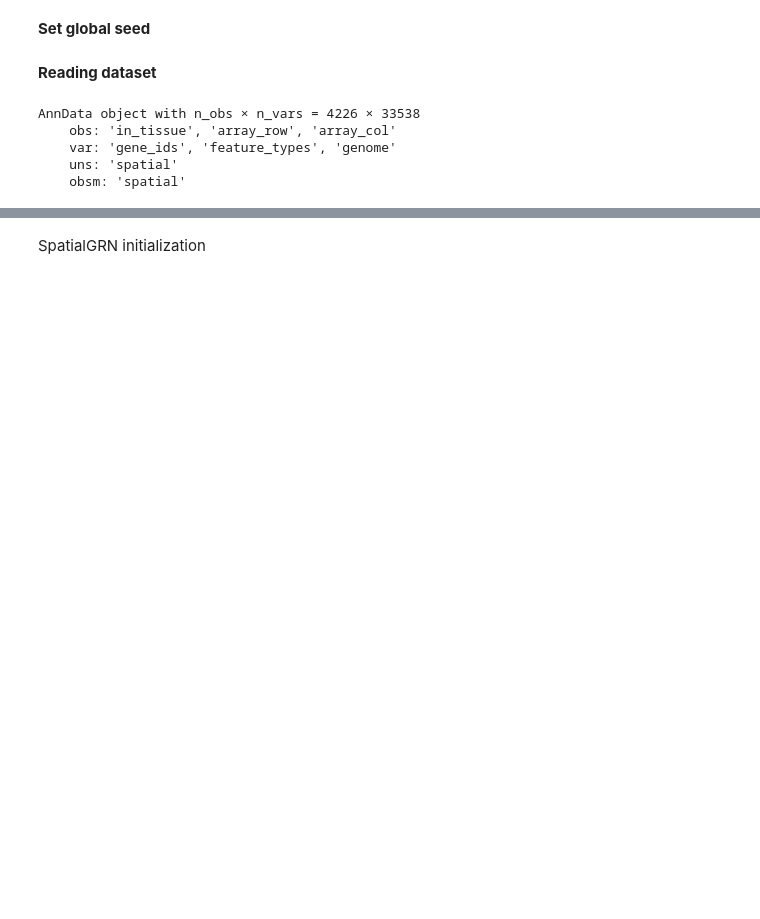
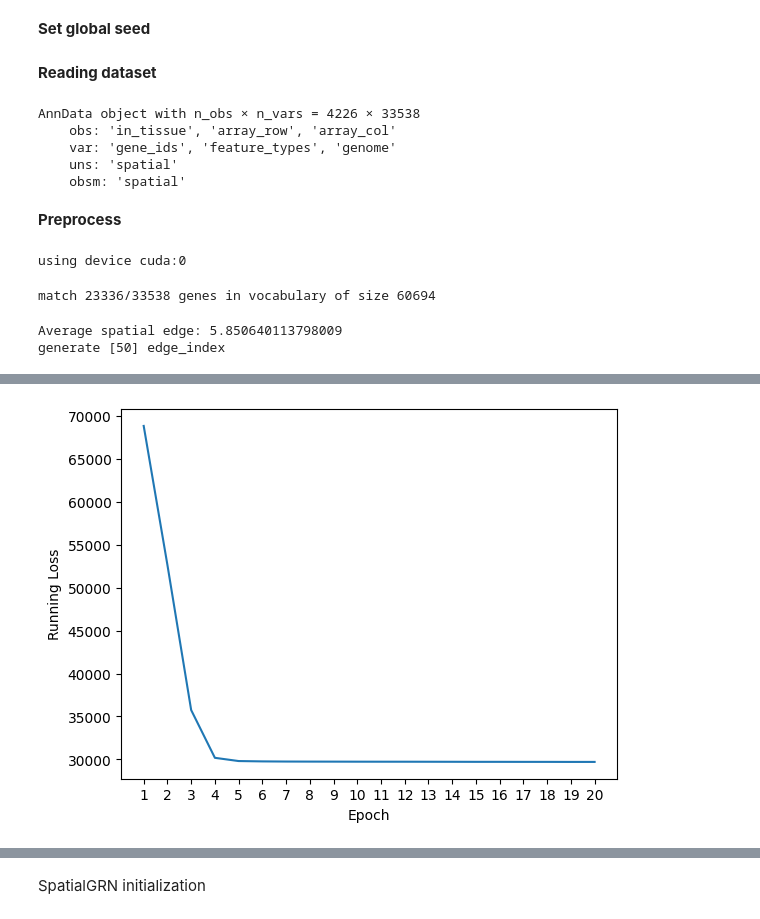
Before and after one commit to tju-zl/SpatialGRN, a Jupyter notebook: Tutorials/Tutorial_pretrain_Visium.ipynb, the cells around one changed output, grey strips where cells are left out. Saved outputs shown, nothing was run; the diff lists cells and outputs as text; code cells hidden in the pictures; blank space fills up the shorter version.

```diff
--- a/Tutorials/Tutorial_pretrain_Visium.ipynb
+++ b/Tutorials/Tutorial_pretrain_Visium.ipynb
@@ -40,3 +40,16 @@ AnnData object with n_obs × n_vars = 4226 × 33538
     var: 'gene_ids', 'feature_types', 'genome'
     uns: 'spatial'
     obsm: 'spatial'
+# %% [markdown]
+**Preprocess**
+# %%
+from SpatialGPT.spatialgpt import SpatailGPT
+sg = SpatailGPT(args)
+# %% [output]
+using device cuda:0
+# %%
+sg.fit(adata)
+# %% [output]
+match 23336/33538 genes in vocabulary of size 60694
+Average spatial edge: 5.850640113798009
+generate [50] edge_index
@@ -42,0 +76 @@ AnnData object with n_obs × n_vars = 4226 × 33538
+[figure, added]
```
Also changed, not shown: parts of 7 cells of this notebook, 7 other files.
